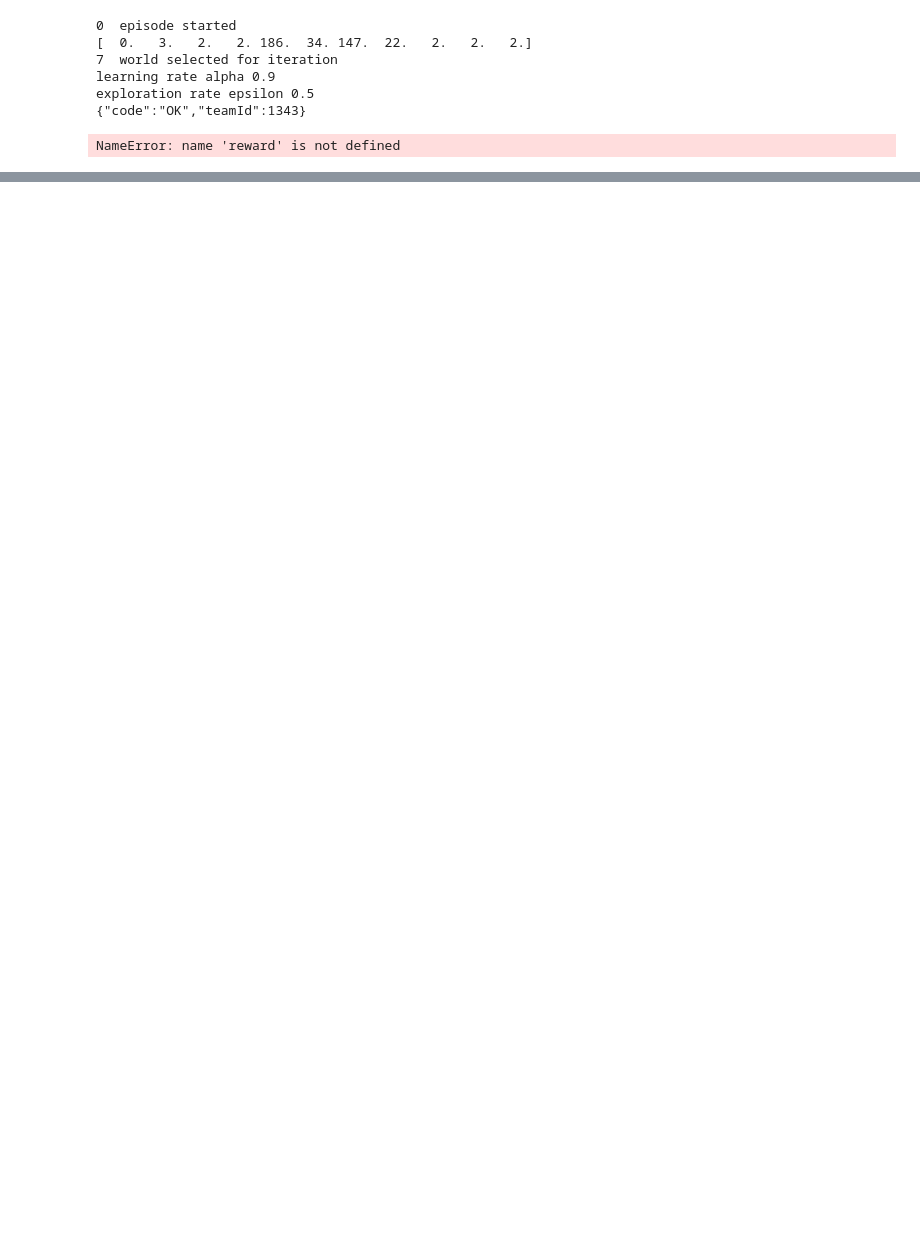
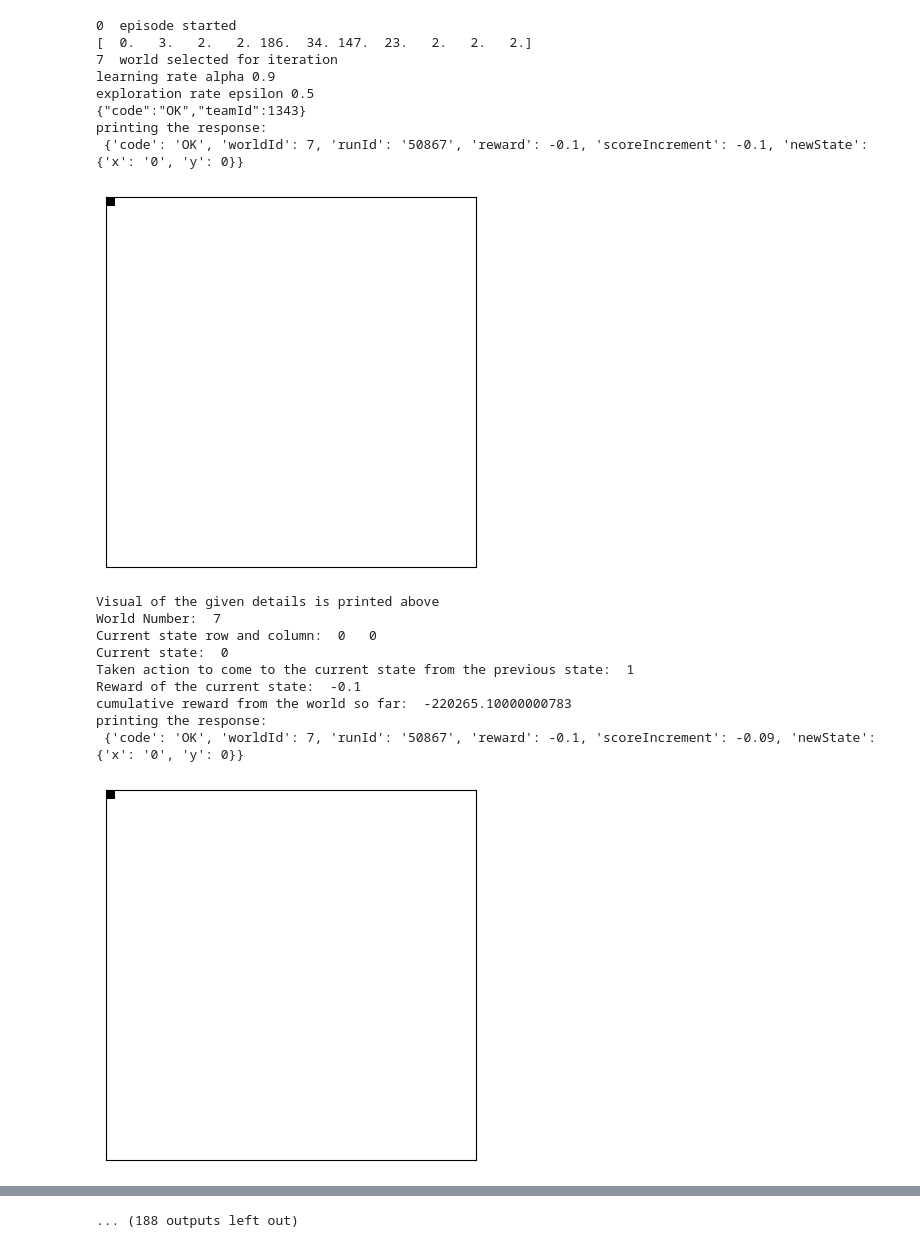
Before and after one commit to tmehtiyev2019/Reinforcement-Learning, a Jupyter notebook: Exploration_Script.ipynb, the cells around one changed output, grey strips where cells are left out. Cells and saved outputs as stored; diff of their text form; code cells hidden in the pictures; blank space fills up the shorter version.

```diff
--- a/Exploration_Script.ipynb
+++ b/Exploration_Script.ipynb
@@ -144,6 +144,7 @@ for episode in range(n_episodes):
         while True:
 
 
+
             # Choose action using epsilon-greedy strategy
 
 #             action = np.argmax(Q[world_id, state])
@@ -151,7 +152,7 @@ for episode in range(n_episodes):
                 a = random.randint(0, 3)
                 if Q[world_id, state, a]!= np.argmin(Q[world_id, state]):
                     action=a
-                    break
+
 
 #                 for a in range(n_actions):
 #                     if Q[world_id, state, a]==0:
@@ -219,32 +220,44 @@ for episode in range(n_episodes):
             print("cumulative reward from the world so far: ", reward_map[world_id])
 
             # Move to the next state
             state = next_state
 
             # Introduce a delay before the next action
             time.sleep(0.5)
 
 
         world_traversal_count[world_id]=world_traversal_count[world_id]+1
         subprocess.call([fi]) #
         np.save(f'{wd}/world_traversal_count.npy', world_traversal_count)
         if reward>0:
             break
         print(world_id, " ended")
         # Introduce a delay before entering the next world
 #         time.sleep(10 * 60)
 
 
 # # Print the learned policy
 # for world_id in range(n_worlds):
 #     print(f"World {world_id}:")
 #     for state in range(n_states):
 #         print(f"  In state {state}, take action: {np.argmax(Q[world_id, state])}")
 # %% [output]
 0  episode started
-[  0.   3.   2.   2. 186.  34. 147.  22.   2.   2.   2.]
+[  0.   3.   2.   2. 186.  34. 147.  23.   2.   2.   2.]
 7  world selected for iteration
 learning rate alpha 0.9
 exploration rate epsilon 0.5
 {"code":"OK","teamId":1343}
+printing the response:
+ {'code': 'OK', 'worldId': 7, 'runId': '50867', 'reward': -0.1, 'scoreIncrement': -0.1, 'newState': {'x': '0', 'y': 0}}
+[figure, added]
-NameError: name 'reward' is not defined
+Visual of the given details is printed above
+World Number:  7
+Current state row and column:  0   0
+Current state:  0
+Taken action to come to the current state from the previous state:  1
+Reward of the current state:  -0.1
+cumulative reward from the world so far:  -220265.10000000783
+printing the response:
+ {'code': 'OK', 'worldId': 7, 'runId': '50867', 'reward': -0.1, 'scoreIncrement': -0.09, 'newState': {'x': '0', 'y': 0}}
+[figure, added]
@@ -250,0 +304 @@ NameError: name 'reward' is not defined
+... (188 outputs left out)
```
Also changed, not shown: parts of 1 cell of this notebook, 3 other files.
